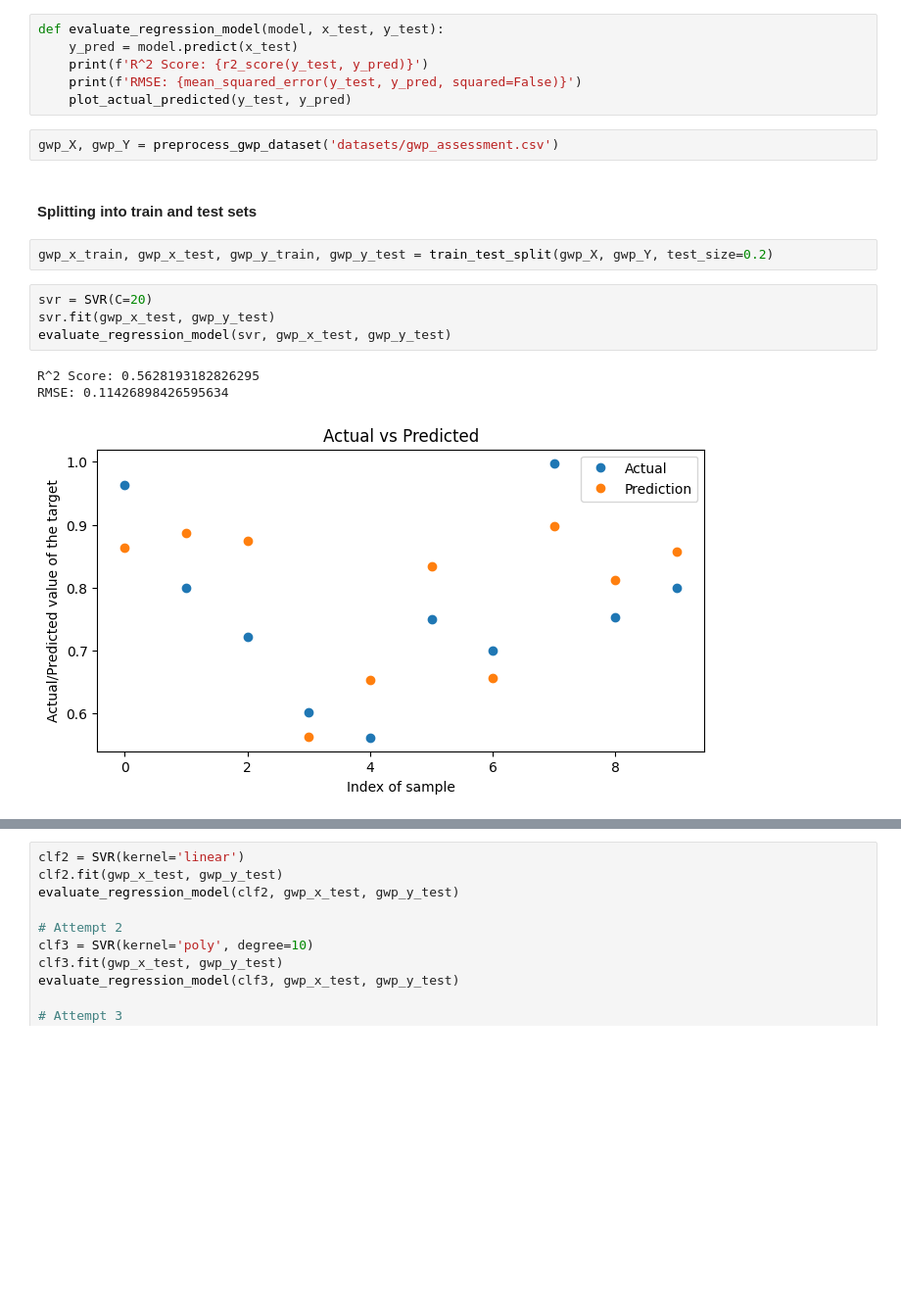
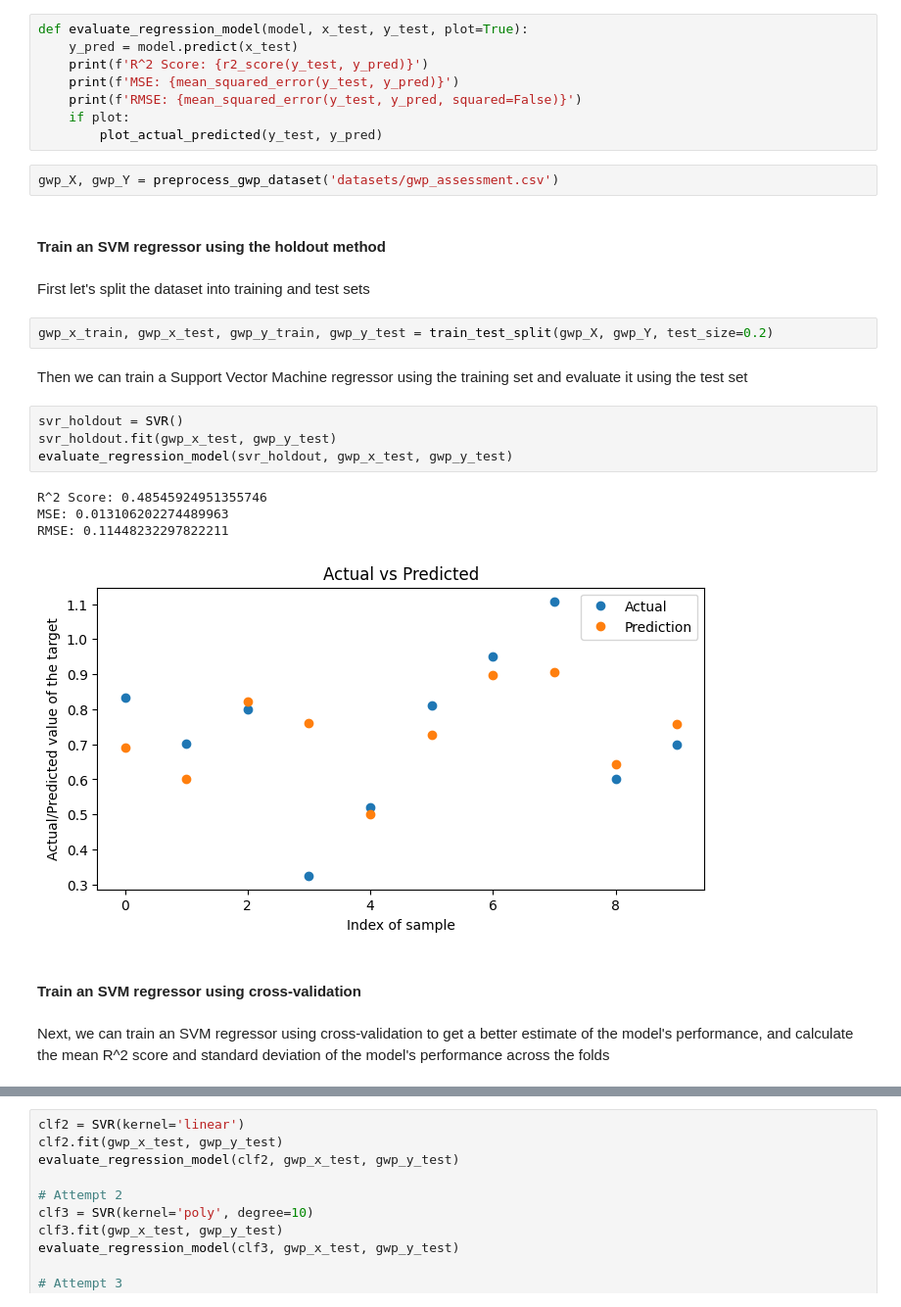
Before and after one commit to camwhite18/ml-classification-regression, a Jupyter notebook: task3_2.ipynb, the cells around one changed output, grey strips where cells are left out. Shown at 98% size. Drawn from its saved outputs; the diff is of its cells as text; blank space fills up the shorter version.

```diff
--- a/task3_2.ipynb
+++ b/task3_2.ipynb
@@ -85,22 +81,33 @@ def plot_actual_predicted(y_test, y_pred):
     plt.ylabel('Actual/Predicted value of the target')
     plt.show()
 # %%
-def evaluate_regression_model(model, x_test, y_test):
+def evaluate_regression_model(model, x_test, y_test, plot=True):
     y_pred = model.predict(x_test)
     print(f'R^2 Score: {r2_score(y_test, y_pred)}')
+    print(f'MSE: {mean_squared_error(y_test, y_pred)}')
     print(f'RMSE: {mean_squared_error(y_test, y_pred, squared=False)}')
-    plot_actual_predicted(y_test, y_pred)
+    if plot:
+        plot_actual_predicted(y_test, y_pred)
 # %%
 gwp_X, gwp_Y = preprocess_gwp_dataset('datasets/gwp_assessment.csv')
-# %% [markdown]
-#### Splitting into train and test sets
+# %% [markdown]
+#### Train an SVM regressor using the holdout method
+# %% [markdown]
+First let's split the dataset into training and test sets
 # %%
 gwp_x_train, gwp_x_test, gwp_y_train, gwp_y_test = train_test_split(gwp_X, gwp_Y, test_size=0.2)
+# %% [markdown]
+Then we can train a Support Vector Machine regressor using the training set and evaluate it using the test set
 # %%
-svr = SVR(C=20)
-svr.fit(gwp_x_test, gwp_y_test)
-evaluate_regression_model(svr, gwp_x_test, gwp_y_test)
+svr_holdout = SVR()
+svr_holdout.fit(gwp_x_test, gwp_y_test)
+evaluate_regression_model(svr_holdout, gwp_x_test, gwp_y_test)
 # %% [output]
-R^2 Score: 0.5628193182826295
-RMSE: 0.11426898426595634
+R^2 Score: 0.48545924951355746
+MSE: 0.013106202274489963
+RMSE: 0.11448232297822211
-[figure, old version]
+[figure, new version]
+# %% [markdown]
+#### Train an SVM regressor using cross-validation
+# %% [markdown]
+Next, we can train an SVM regressor using cross-validation to get a better estimate of the model's performance, and calculate the mean R^2 score and standard deviation of the model's performance across the folds
```
Also changed, not shown: parts of 16 cells of this notebook.
